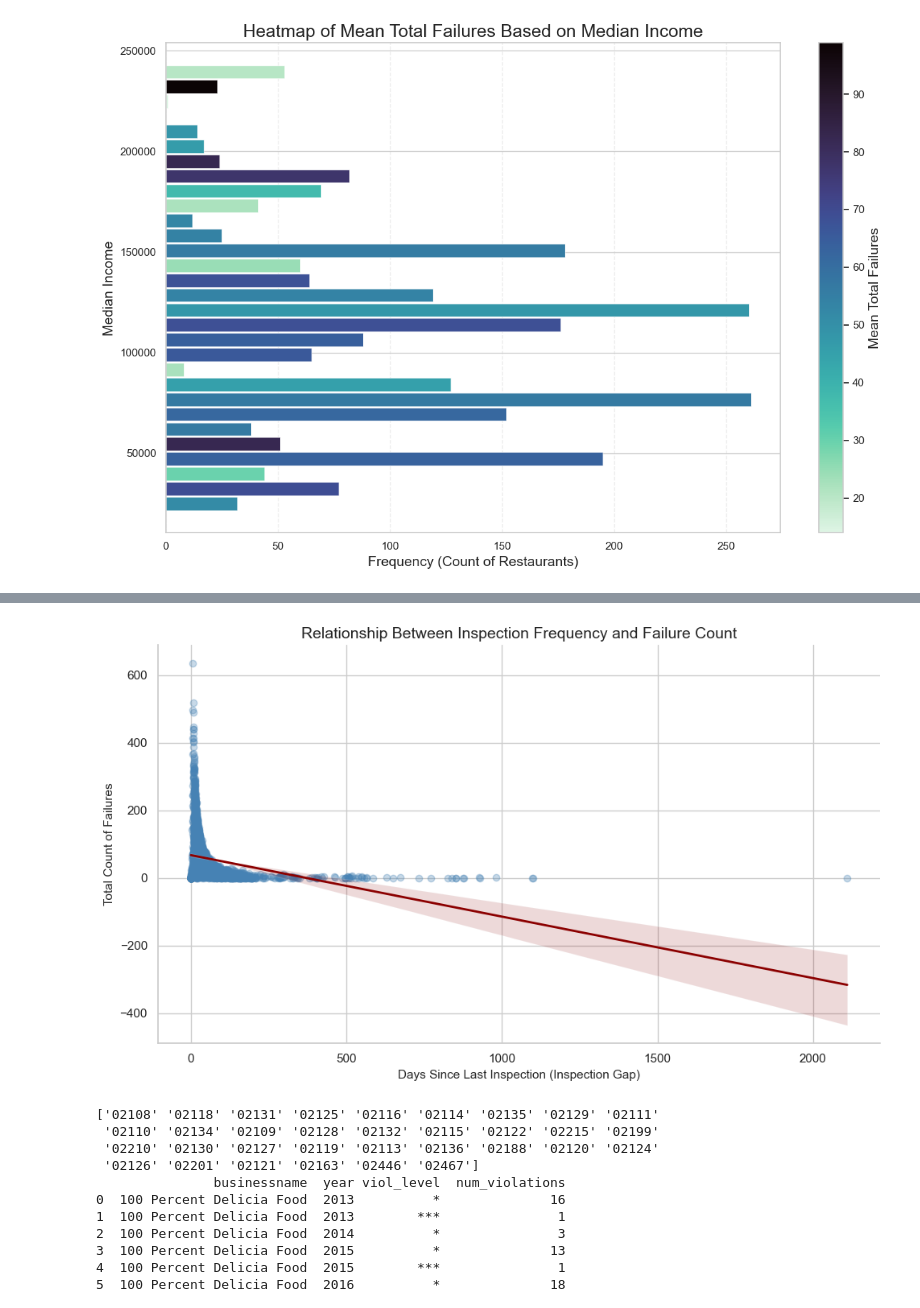
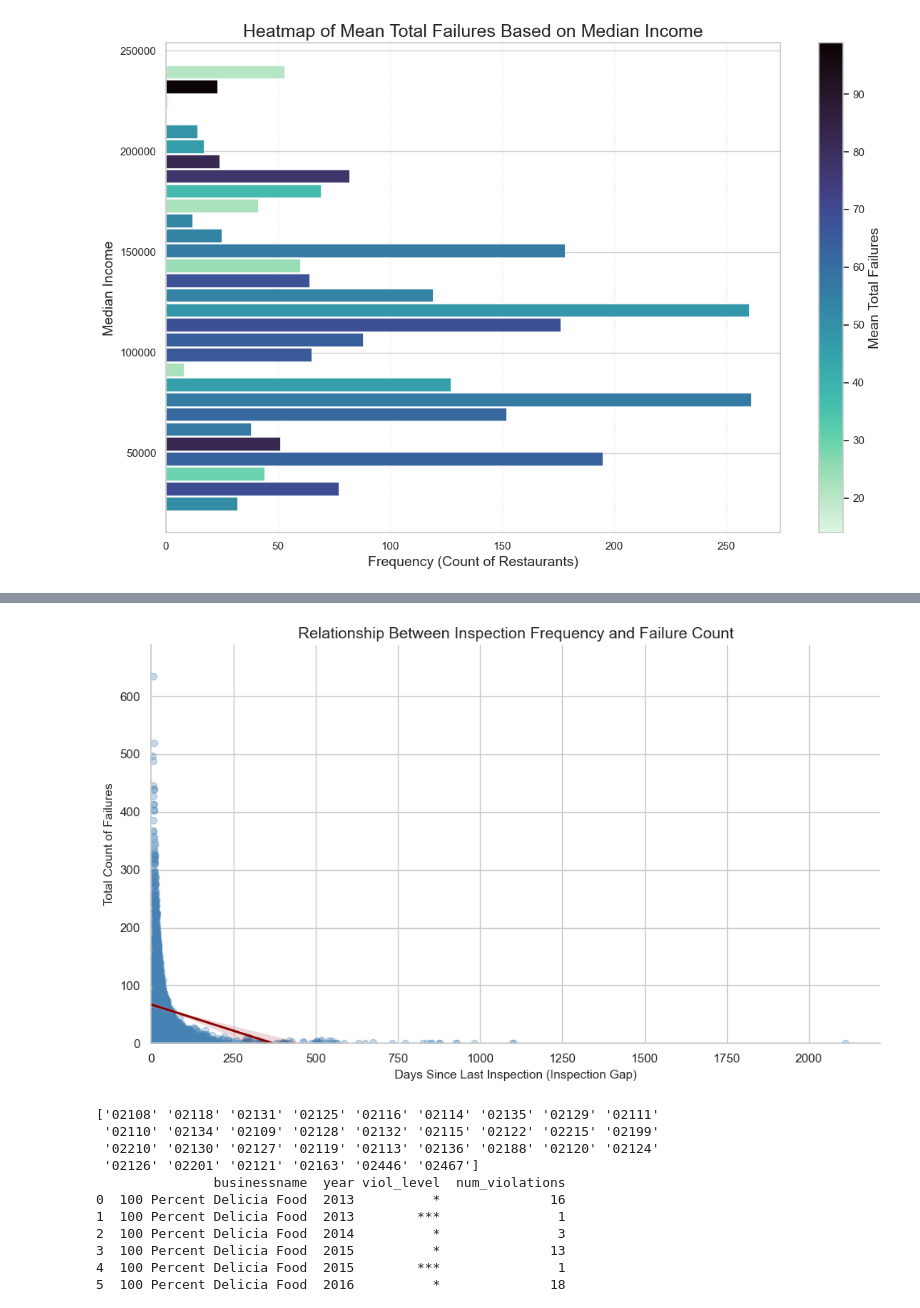
Before and after one commit to sy112-ops/YehS.ProjectDSH, a Jupyter notebook: YehS.ProjectDSH.ipynb, the cells around one changed output, grey strips where cells are left out. Saved outputs shown, nothing was run; the diff lists cells and outputs as text; code cells hidden in the pictures.

```diff
--- a/YehS.ProjectDSH.ipynb
+++ b/YehS.ProjectDSH.ipynb
@@ -725,0 +946,29 @@ plt.show()
+# %%
+importance_df = pd.DataFrame({
+    "Feature": model_train.params.index,
+    "Coefficient": model_train.params.values,
+    "Abs_Coeff": np.abs(model_train.params.values),
+    "P_Value": model_train.pvalues.values
+})
+
+importance_df = importance_df[importance_df['Feature'] != "Intercept"]
+importance_df = importance_df.sort_values(by = 'Abs_Coeff', ascending = True)
+
+plt.figure(figsize=(10,6))
+
+sns.set_style("whitegrid")
+
+colors = ['#8e44ad' if p < 0.05 else '#bdc3c7' for p in importance_df['P_Value']]
+
+plt.barh(importance_df['Feature'], importance_df['Abs_Coeff'], color = colors)
+
+plt.title("Variable Importance", fontsize = 16, fontweight = 'bold')
+plt.xlabel("Absolute Coefficient Value", fontsize = 12)
+plt.ylabel("Predictor Variable", fontsize = 12)
+
+for i, (val, p) in enumerate(zip(importance_df['Abs_Coeff'], importance_df['P_Value'])):
+    sig_text = " Significant" if p < 0.05 else " Not Significant"
+    plt.text(val, i, sig_text, va='center', fontsize=9, fontweight='bold', color='#2c3e50')
+
+plt.tight_layout()
+plt.show()
@@ -726,33 +977,32 @@ plt.show()
 # %%
 
 sns.set_theme(style="whitegrid")
 
-# Create the figure for the Surveillance Paradox plot
+
 plt.figure(figsize=(10, 6))
 
-# Use regplot for the scatter points + the regression line
-# I'm using a low alpha for the dots so the density is visible
-# and a bright color for the line to show the trend clearly
 sns.regplot(
     data=df_model,
     x='inspection_gap',
     y='total_failures',
     scatter_kws={'alpha': 0.3, 'color': 'steelblue'},
     line_kws={'color': 'darkred', 'linewidth': 2}
 )
 
-# Adding clear, descriptive labels
+plt.xlim(left = 0)
+plt.ylim(bottom = 0)
+
 plt.title('Relationship Between Inspection Frequency and Failure Count', fontsize=14)
 plt.xlabel('Days Since Last Inspection (Inspection Gap)', fontsize=11)
 plt.ylabel('Total Count of Failures', fontsize=11)
 
-# Removing top and right spines for a cleaner look
+
 sns.despine()
 
 plt.tight_layout()
 plt.show()
 # %% [output]
-[figure, old version]
+[figure, new version]
 # %%
 tract_df = final_analysis_df.groupby('fips_tract').agg({
     'failure_rate': 'mean',
```
Also changed, not shown: parts of 16 cells of this notebook.
